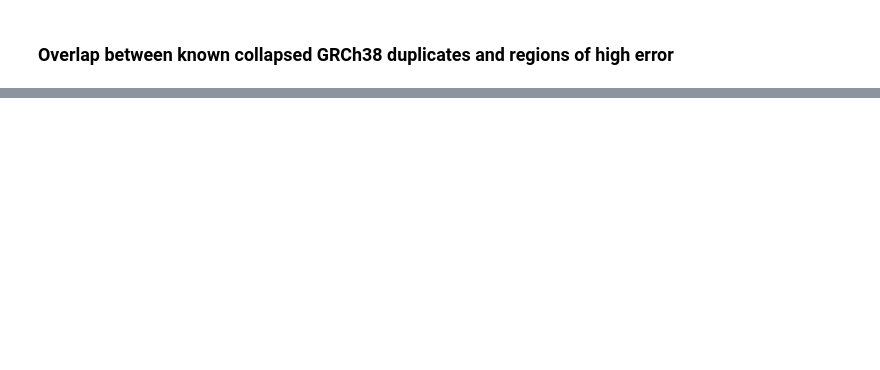
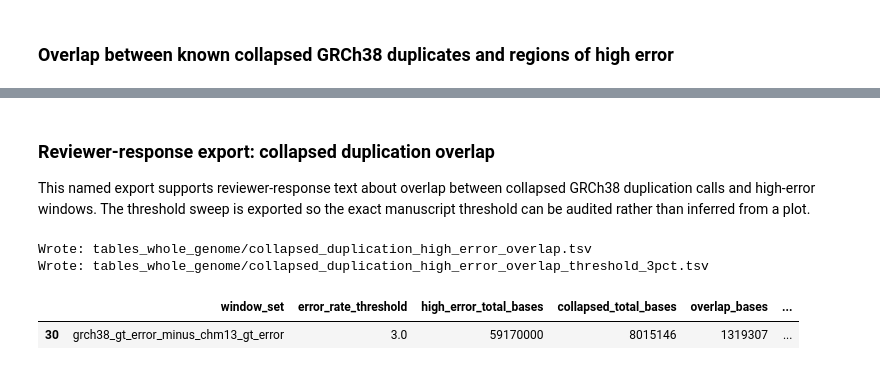
Before and after one commit to JosephLalli/phasing_T2T, a Jupyter notebook: notebooks/notebooks_whole_genome/calc_figures_for_paper.ipynb, the cells around one changed output, grey strips where cells are left out. Drawn from its saved outputs; the diff is of its cells as text; code cells hidden in the pictures; blank space fills up the shorter version.

```diff
--- a/notebooks/notebooks_whole_genome/calc_figures_for_paper.ipynb
+++ b/notebooks/notebooks_whole_genome/calc_figures_for_paper.ipynb
@@ -839,0 +1089,43 @@ pd.DataFrame(high_error_overlaps).loc[pd.DataFrame(high_error_overlaps).error_ra
+# %% [markdown]
+### Reviewer-response export: collapsed duplication overlap
+
+This named export supports reviewer-response text about overlap between collapsed GRCh38 duplication calls and high-error windows. The threshold sweep is exported so the exact manuscript threshold can be audited rather than inferred from a plot.
+# %%
+collapsed_duplication_overlap_df = pd.concat(
+    [
+        pd.DataFrame(error_gap_overlaps).assign(window_set='grch38_gt_error_minus_chm13_gt_error'),
+        pd.DataFrame(high_error_overlaps).assign(window_set='grch38_absolute_gt_error'),
+    ],
+    ignore_index=True,
+)
+
+collapsed_duplication_overlap_df = collapsed_duplication_overlap_df[
+    [
+        'window_set',
+        'error_rate_threshold',
+        'high_error_total_bases',
+        'collapsed_total_bases',
+        'overlap_bases',
+        'pct_high_error_covered_by_collapsed',
+        'pct_collapsed_covered_by_high_error',
+    ]
+]
+
+collapsed_duplication_overlap_path = f'{tables_folder}/collapsed_duplication_high_error_overlap.tsv'
+collapsed_duplication_overlap_df.to_csv(collapsed_duplication_overlap_path, sep='	', index=False)
+
+collapsed_duplication_threshold3_df = collapsed_duplication_overlap_df.loc[
+    (collapsed_duplication_overlap_df['window_set'] == 'grch38_gt_error_minus_chm13_gt_error')
+    & (collapsed_duplication_overlap_df['error_rate_threshold'] == 3.0)
+]
+collapsed_duplication_threshold3_path = f'{tables_folder}/collapsed_duplication_high_error_overlap_threshold_3pct.tsv'
+collapsed_duplication_threshold3_df.to_csv(collapsed_duplication_threshold3_path, sep='	', index=False)
+
+print(f'Wrote: {collapsed_duplication_overlap_path}')
+print(f'Wrote: {collapsed_duplication_threshold3_path}')
+collapsed_duplication_threshold3_df
+# %% [output]
+Wrote: tables_whole_genome/collapsed_duplication_high_error_overlap.tsv
+Wrote: tables_whole_genome/collapsed_duplication_high_error_overlap_threshold_3pct.tsv
+|  | window_set | error_rate_threshold | high_error_total_bases | collapsed_total_bases | overlap_bases | ... |
+| 30 | grch38_gt_error_minus_chm13_gt_error | 3.0 | 59170000 | 8015146 | 1319307 | ... |
```
Also changed, not shown: parts of 32 cells of this notebook, 32 other files.
